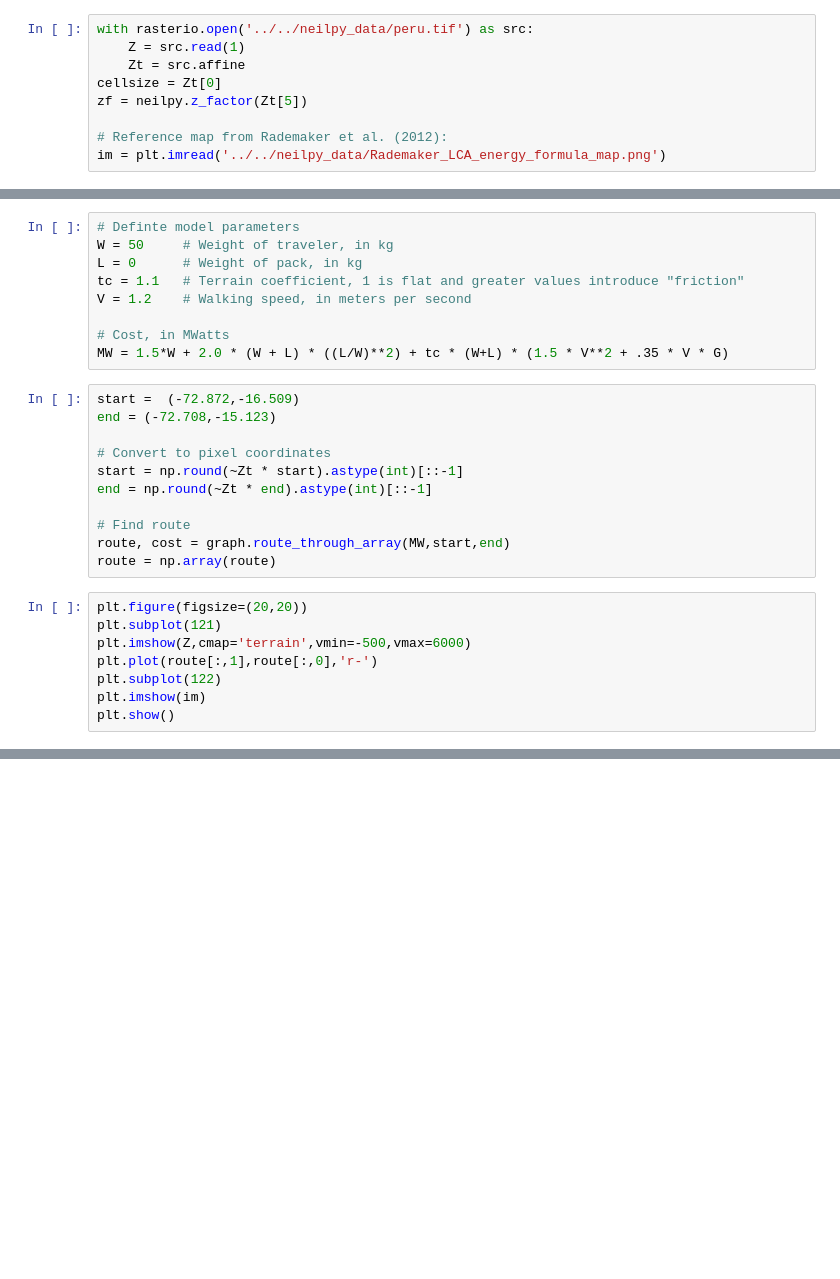
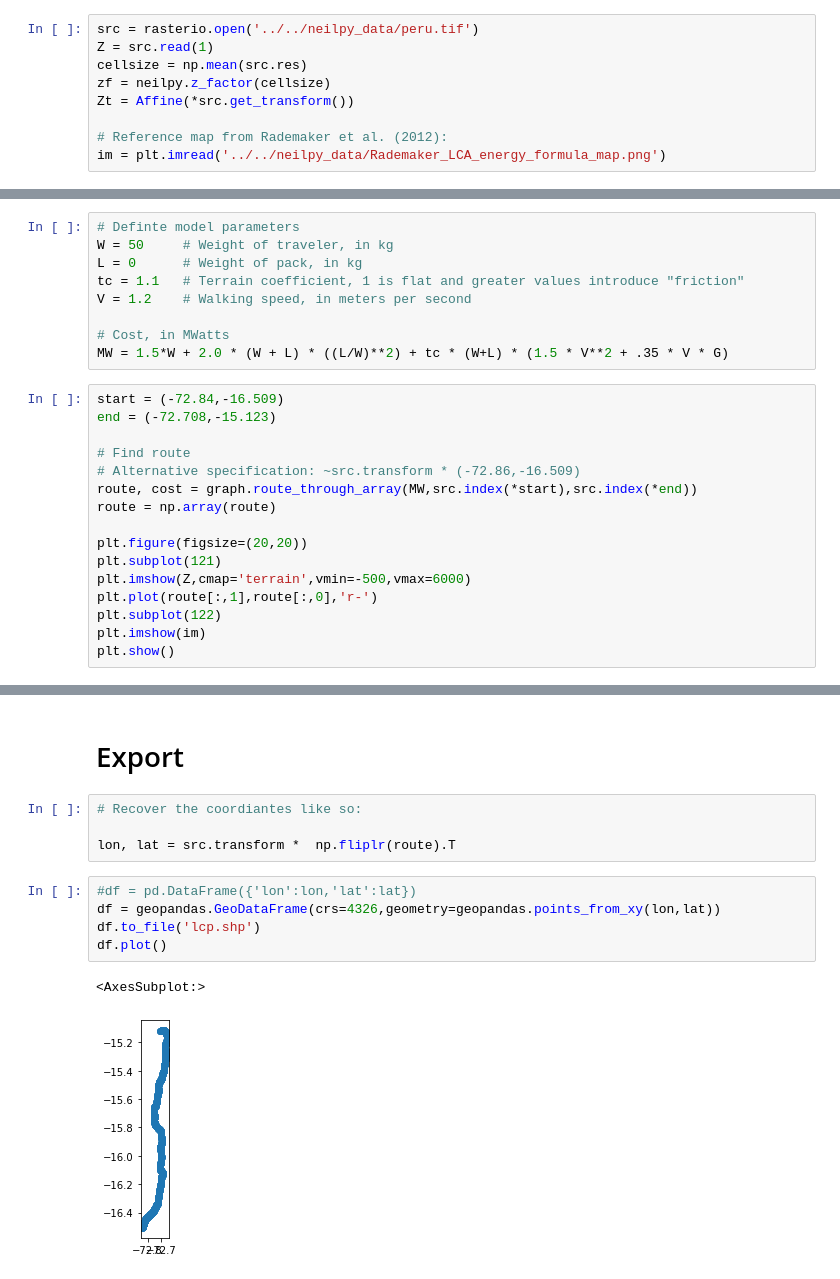
Before and after one commit to thomaspingel/neilpy, a Jupyter notebook: examples/LCP (new).ipynb, the cells around one changed output, grey strips where cells are left out. Drawn from its saved outputs; the diff is of its cells as text; blank space fills up the shorter version.

```diff
--- a/examples/LCP (new).ipynb
+++ b/examples/LCP (new).ipynb
@@ -37,11 +38,11 @@ plt.show()
 
 <a href="https://muse.jhu.edu/book/41407" target="_blank">Rademaker et al. (2012)</a> presented some work outlining a LCP analysis between several settlements in Peru using a metabolic calculation.  This work can be implemented in Python in the following way, with one path between Quebrada Jaguay and Condorsayana as an example.
 # %%
-with rasterio.open('../../neilpy_data/peru.tif') as src:
-    Z = src.read(1)
-    Zt = src.affine
-cellsize = Zt[0]
-zf = neilpy.z_factor(Zt[5])
+src = rasterio.open('../../neilpy_data/peru.tif')
+Z = src.read(1)
+cellsize = np.mean(src.res)
+zf = neilpy.z_factor(cellsize)
+Zt = Affine(*src.get_transform())
 
 # Reference map from Rademaker et al. (2012):
 im = plt.imread('../../neilpy_data/Rademaker_LCA_energy_formula_map.png')
@@ -63,18 +64,15 @@ V = 1.2    # Walking speed, in meters per second
 
 # Cost, in MWatts
 MW = 1.5*W + 2.0 * (W + L) * ((L/W)**2) + tc * (W+L) * (1.5 * V**2 + .35 * V * G)
-# %%
-start =  (-72.872,-16.509)
-end = (-72.708,-15.123)
-
-# Convert to pixel coordinates
-start = np.round(~Zt * start).astype(int)[::-1]
-end = np.round(~Zt * end).astype(int)[::-1]
-
-# Find route
-route, cost = graph.route_through_array(MW,start,end)
-route = np.array(route)
 # %%
+start = (-72.84,-16.509)
+end = (-72.708,-15.123)
+
+# Find route
+# Alternative specification: ~src.transform * (-72.86,-16.509)
+route, cost = graph.route_through_array(MW,src.index(*start),src.index(*end))
+route = np.array(route)
+
 plt.figure(figsize=(20,20))
 plt.subplot(121)
 plt.imshow(Z,cmap='terrain',vmin=-500,vmax=6000)
@@ -84,3 +82,17 @@ plt.imshow(im)
 plt.show()
 # %% [output]
 [figure]
+# %% [markdown]
+# Export
+# %%
+# Recover the coordiantes like so:
+
+lon, lat = src.transform *  np.fliplr(route).T
+# %%
+#df = pd.DataFrame({'lon':lon,'lat':lat})
+df = geopandas.GeoDataFrame(crs=4326,geometry=geopandas.points_from_xy(lon,lat))
+df.to_file('lcp.shp')
+df.plot()
+# %% [output]
+<AxesSubplot:>
+[figure, added]
```
Also changed, not shown: parts of 6 cells of this notebook.
